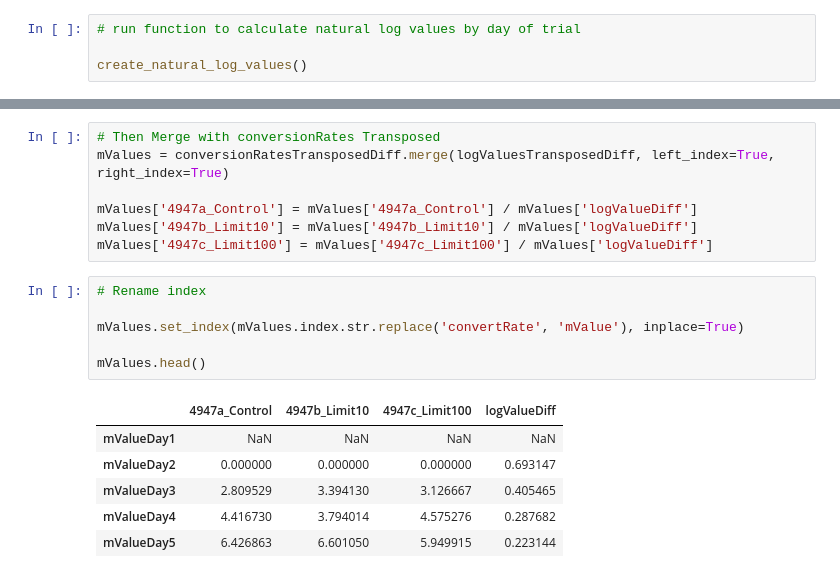
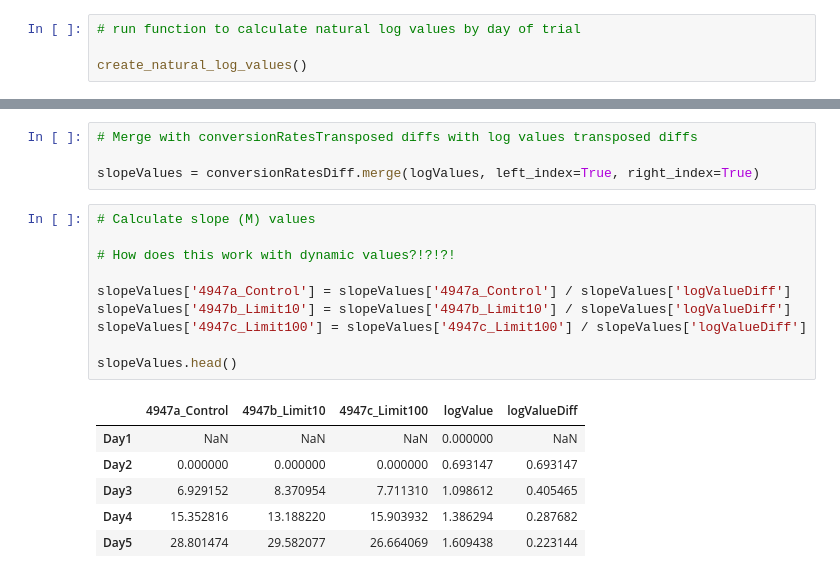
Before and after one commit to mattpupa/AB_TestForecast, a Jupyter notebook: AB_TestForecast_v1.ipynb, the cells around one changed output, grey strips where cells are left out. Drawn from its saved outputs; the diff is of its cells as text.

```diff
--- a/AB_TestForecast_v1.ipynb
+++ b/AB_TestForecast_v1.ipynb
@@ -253,20 +255,21 @@ logValuesTransposedDiff.head()
-# %%
-# Then Merge with conversionRates Transposed
-mValues = conversionRatesTransposedDiff.merge(logValuesTransposedDiff, left_index=True, right_index=True)
-
-mValues['4947a_Control'] = mValues['4947a_Control'] / mValues['logValueDiff']
-mValues['4947b_Limit10'] = mValues['4947b_Limit10'] / mValues['logValueDiff']
-mValues['4947c_Limit100'] = mValues['4947c_Limit100'] / mValues['logValueDiff']
-# %%
-# Rename index
-
-mValues.set_index(mValues.index.str.replace('convertRate', 'mValue'), inplace=True)
-
-mValues.head()
-# %% [output]
-|  | 4947a_Control | 4947b_Limit10 | 4947c_Limit100 | logValueDiff |
-| mValueDay1 | NaN | NaN | NaN | NaN |
-| mValueDay2 | 0.000000 | 0.000000 | 0.000000 | 0.693147 |
-| mValueDay3 | 2.809529 | 3.394130 | 3.126667 | 0.405465 |
-| mValueDay4 | 4.416730 | 3.794014 | 4.575276 | 0.287682 |
-| mValueDay5 | 6.426863 | 6.601050 | 5.949915 | 0.223144 |
+# %%
+# Merge with conversionRatesTransposed diffs with log values transposed diffs
+
+slopeValues = conversionRatesDiff.merge(logValues, left_index=True, right_index=True)
+# %%
+# Calculate slope (M) values
+
+# How does this work with dynamic values?!?!?!
+
+slopeValues['4947a_Control'] = slopeValues['4947a_Control'] / slopeValues['logValueDiff']
+slopeValues['4947b_Limit10'] = slopeValues['4947b_Limit10'] / slopeValues['logValueDiff']
+slopeValues['4947c_Limit100'] = slopeValues['4947c_Limit100'] / slopeValues['logValueDiff']
+
+slopeValues.head()
+# %% [output]
+|  | 4947a_Control | 4947b_Limit10 | 4947c_Limit100 | logValue | logValueDiff |
+| Day1 | NaN | NaN | NaN | 0.000000 | NaN |
+| Day2 | 0.000000 | 0.000000 | 0.000000 | 0.693147 | 0.693147 |
+| Day3 | 6.929152 | 8.370954 | 7.711310 | 1.098612 | 0.405465 |
+| Day4 | 15.352816 | 13.188220 | 15.903932 | 1.386294 | 0.287682 |
+| Day5 | 28.801474 | 29.582077 | 26.664069 | 1.609438 | 0.223144 |
```
Also changed, not shown: parts of 15 cells of this notebook.
